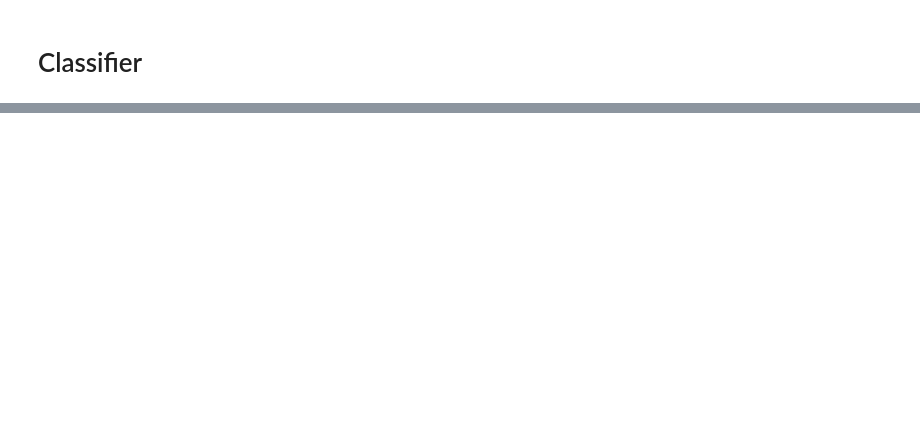
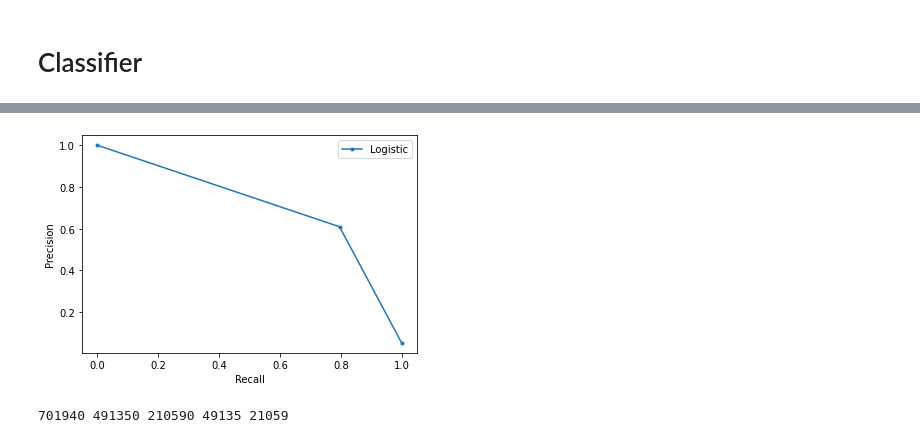
Before and after one commit to DebGil/COM9071-1, a Jupyter notebook: deborah_gil_R00183608.ipynb, the cells around one changed output, grey strips where cells are left out. Cells and saved outputs as stored; diff of their text form; code cells hidden in the pictures; blank space fills up the shorter version.

```diff
--- a/deborah_gil_R00183608.ipynb
+++ b/deborah_gil_R00183608.ipynb
@@ -278,9 +282,12 @@ after [(0, 39250), (1, 28332)]
 # Classifier
 # %%
 from imblearn.pipeline import Pipeline
+from imblearn.combine import SMOTEENN
 from sklearn.neighbors import KNeighborsClassifier
 from sklearn.model_selection import GridSearchCV
-
+from sklearn.preprocessing import StandardScaler
+import joblib
+from sklearn.metrics import accuracy_score, classification_report
 
 smoteenn = SMOTEENN(random_state=183608)
 knn = KNeighborsClassifier()
@@ -288,13 +295,8 @@ knn = KNeighborsClassifier()
 pipeline_balanced = Pipeline([('scaler', StandardScaler()), ('sampling', smoteenn ), ('classifier', knn )])
 pipeline_imbalanced = Pipeline([('scaler', StandardScaler()), ('classifier', knn )])
 
-#pipeline_balanced.fit(X_train, y_train)
-#predicted_results_balanced = pipeline_balanced.predict(X_test)
 
-#pipeline_imbalanced.fit(X_train, y_train)
-#predicted_results_imbalanced = pipeline_imbalanced.predict(X_test)
-
-param_grid_knn = [{'classifier__n_neighbors': np.arange(1, 30, 2), 'classifier__weights': ["uniform", "distance"], 'classifier__p': [1, 2]}]
+param_grid_knn = [{'classifier__n_neighbors': np.arange(1, 30, 1), 'classifier__weights': ["uniform", "distance"], 'classifier__p': [1, 2]}]
 
 grid_knn_balanced = GridSearchCV(pipeline_balanced, param_grid_knn, cv=3, n_jobs=-1, verbose=2)
 print(grid_knn_balanced.estimator.get_params().keys())
@@ -347,0 +425,29 @@ Confusion Matrix Balanced [[26574    53]
+# %%
+from sklearn import metrics
+from matplotlib import pyplot
+
+#no_skill = len(data_labels[data_labels==1]) / len(data_labels)
+# plot the no skill precision-recall curve
+#pyplot.plot([0, 1], [no_skill, no_skill], linestyle='--', label='No Skill')
+# calculate model precision-recall curve
+precision, recall, _ = metrics.precision_recall_curve(y_test, predictions_knn_balanced)
+# plot the model precision-recall curve
+pyplot.plot(recall, precision, marker='.', label='Logistic')
+# axis labels
+pyplot.xlabel('Recall')
+pyplot.ylabel('Precision')
+# show the legend
+pyplot.legend()
+# show the plot
+pyplot.show()
+# %% [output]
+[figure, added]
+# %%
+from sklearn import model_selection
+
+X_train_2, X_test_2, y_train_2, y_test_2 = model_selection.train_test_split(data_features, data_labels, test_size=0.3, random_state=183608)
+print()
+
+print(data_features.size,X_train_2.size, X_test_2.size, y_train_2.size, y_test_2.size)
+# %% [output]
+701940 491350 210590 49135 21059
```
Also changed, not shown: parts of 18 cells of this notebook, 16 other files.
